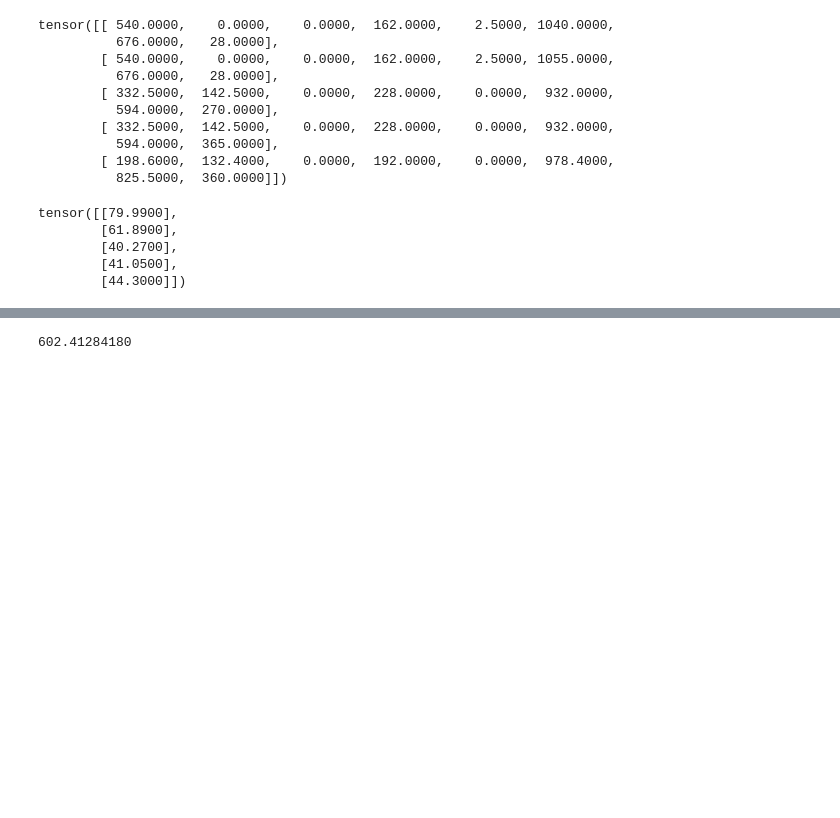
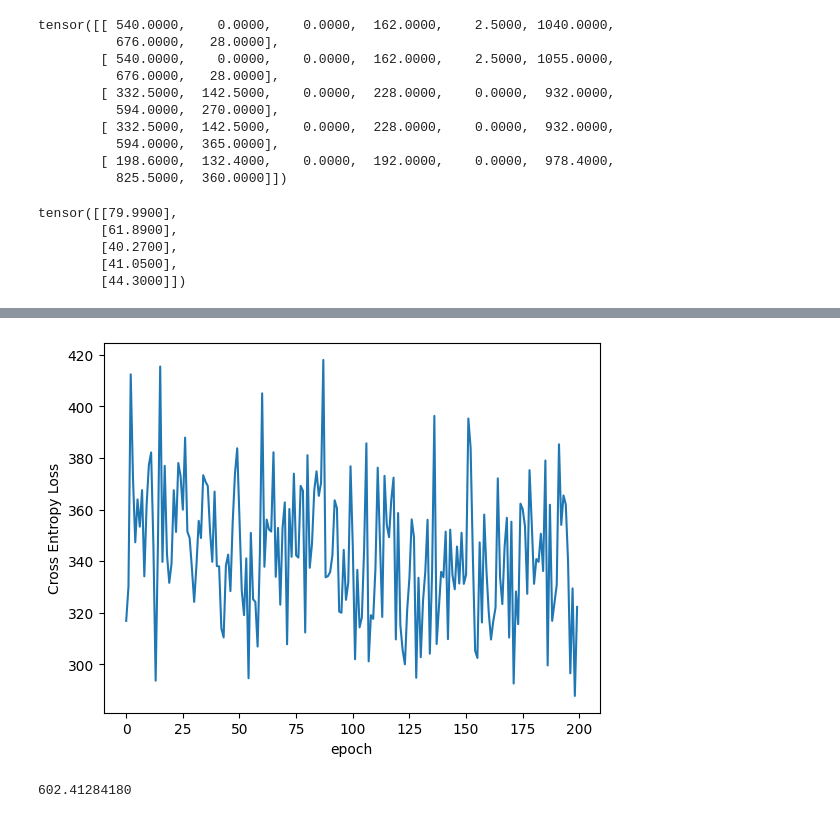
Before and after one commit to Elias2660/CementTorchModel, a Jupyter notebook: CenentTorch.ipynb, the cells around one changed output, grey strips where cells are left out. Saved outputs shown, nothing was run; the diff lists cells and outputs as text; code cells hidden in the pictures; blank space fills up the shorter version.

```diff
--- a/CenentTorch.ipynb
+++ b/CenentTorch.ipynb
@@ -220,3 +236,10 @@ plt.xlabel('epoch');
+# %%
+from matplotlib import pyplot as plt
+plt.plot(range(n_epochs), test_losses)
+plt.ylabel('Cross Entropy Loss')
+plt.xlabel('epoch');
+# %% [output]
+[figure, added]
 # %%
 with torch.no_grad():
     y_val = model(test)
```
Also changed, not shown: parts of 4 cells of this notebook.
